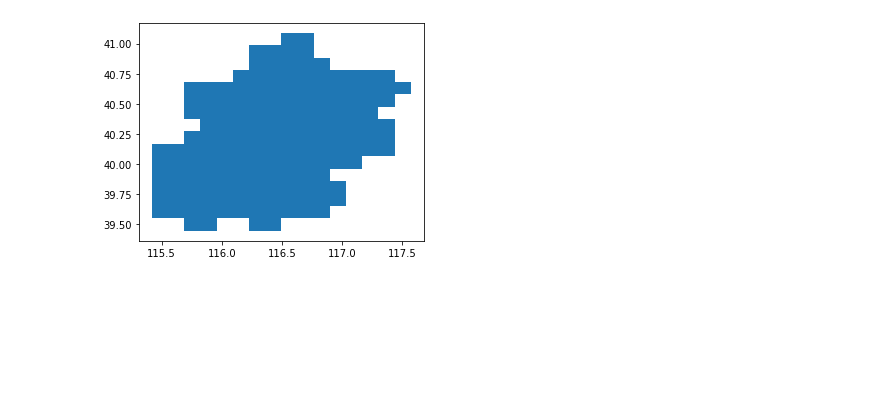
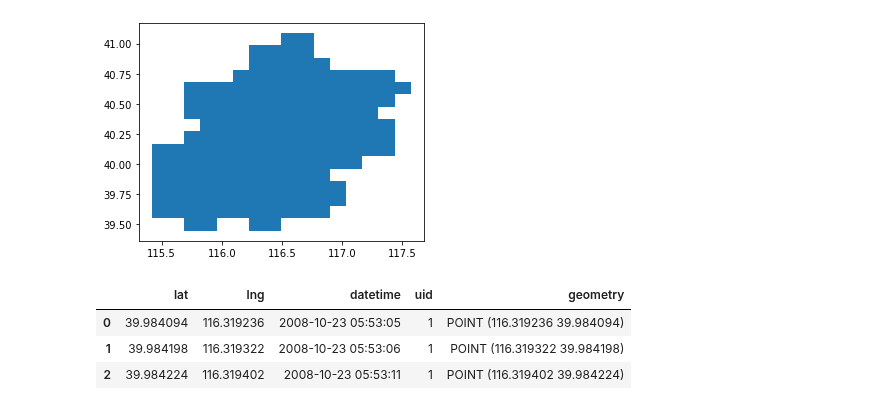
Before and after one commit to scikit-mobility/scikit-mobility, a Jupyter notebook: tutorial/0_data_structures_skmob_tutorial.ipynb, the cells around one changed output. Saved outputs shown, nothing was run; the diff lists cells and outputs as text; code cells hidden in the pictures; blank space fills up the shorter version.

```diff
--- a/tutorial/0_data_structures_skmob_tutorial.ipynb
+++ b/tutorial/0_data_structures_skmob_tutorial.ipynb
@@ -536,6 +536,13 @@ tessellation.plot()
 # %% [output]
 <matplotlib.axes._subplots.AxesSubplot at 0x...>
 [figure]
+# %%
+tdf.head(3)
+# %% [output]
+|  | lat | lng | datetime | uid | geometry |
+| 0 | 39.984094 | 116.319236 | 2008-10-23 05:53:05 | 1 | POINT (116.319236 39.984094) |
+| 1 | 39.984198 | 116.319322 | 2008-10-23 05:53:06 | 1 | POINT (116.319322 39.984198) |
+| 2 | 39.984224 | 116.319402 | 2008-10-23 05:53:11 | 1 | POINT (116.319402 39.984224) |
 # %%
 # remove_na enable removing points that are not contained in the tessellation
 fdf = tdf.to_flowdataframe(tessellation=tessellation, self_loops=True, remove_na=True)
```
Also changed, not shown: parts of 2 cells of this notebook.
